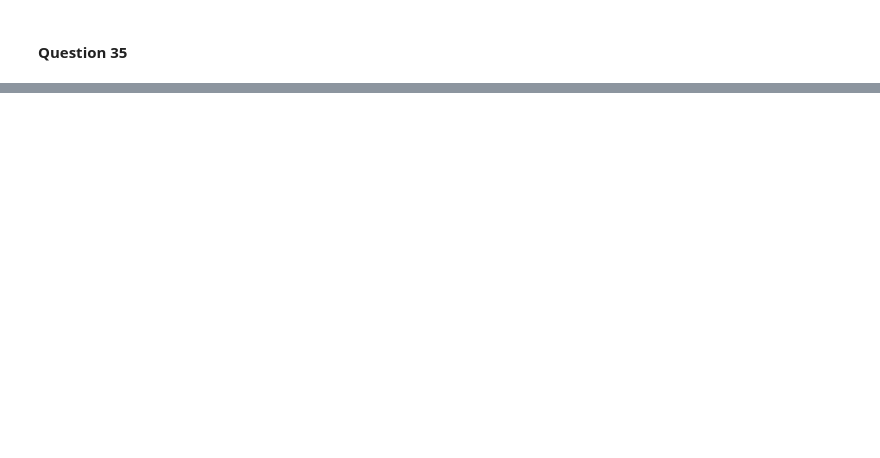
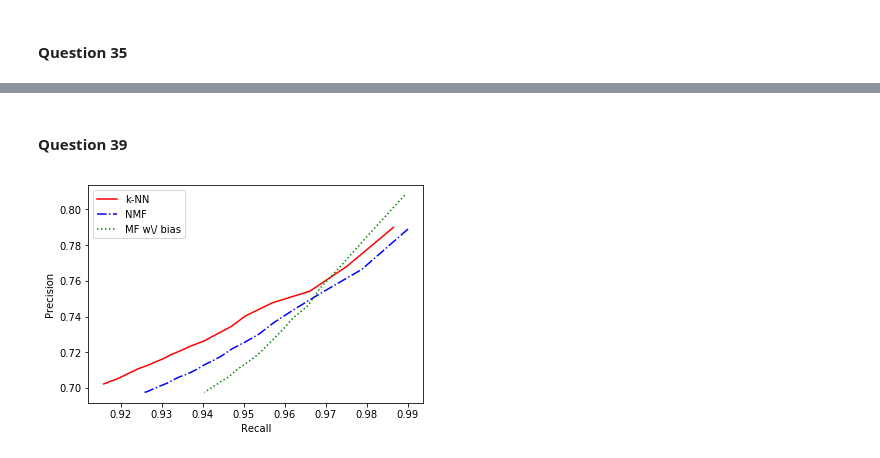
Before and after one commit to popo0293/EE219Project3, a Jupyter notebook: Project3.ipynb, the cells around one changed output, grey strips where cells are left out. Saved outputs shown, nothing was run; the diff lists cells and outputs as text; code cells hidden in the pictures; blank space fills up the shorter version.

```diff
--- a/Project3.ipynb
+++ b/Project3.ipynb
@@ -914,0 +1005,17 @@ plt.show()
+# %%
+nmf_precis = defaultdict(list)
+nmf_recall = defaultdict(list)
+thres = 3.0
+
+algo = NMF(n_factors=k_q23)
+
+for trainset,testset in kf.split(data):
+    algo.fit(trainset)
+    pred = algo.test(testset)
+    for t in t_lst:
+        p, r = precision_n_recall(pred, t=t, th = thres, verbose=False)
+        nmf_precis[t].append(p)
+        nmf_recall[t].append(r)
+
+ave_precis_nmf = [np.mean(ls) for _, ls in nmf_precis.items()]
+ave_recall_nmf = [np.mean(ls) for _, ls in nmf_recall.items()]
@@ -914,0 +1049,17 @@ plt.show()
+# %%
+svd_precis = defaultdict(list)
+svd_recall = defaultdict(list)
+thres = 3.0
+
+algo = SVD(n_factors=opt_lfactor_svd, biased=True)
+
+for trainset,testset in kf.split(data):
+    algo.fit(trainset)
+    pred = algo.test(testset)
+    for t in t_lst:
+        p, r = precision_n_recall(pred, t=t, th = thres, verbose=False)
+        svd_precis[t].append(p)
+        svd_recall[t].append(r)
+
+ave_precis_svd = [np.mean(ls) for _, ls in svd_precis.items()]
+ave_recall_svd = [np.mean(ls) for _, ls in svd_recall.items()]
@@ -914,0 +1091,12 @@ plt.show()
+# %% [markdown]
+#### Question 39
+# %%
+l1, = plt.plot(ave_recall_knn, ave_precis_knn, 'r-', label='k-NN')
+l2, = plt.plot(ave_recall_nmf, ave_precis_nmf, 'b-.', label='NMF')
+l3, = plt.plot(ave_recall_svd, ave_precis_svd, 'g:', label='MF w\/ bias')
+plt.xlabel('Recall')
+plt.ylabel('Precision')
+plt.legend(handles=[l1, l2, l3])
+plt.show()
+# %% [output]
+[figure, added]
```
Also changed, not shown: parts of 15 cells of this notebook.
